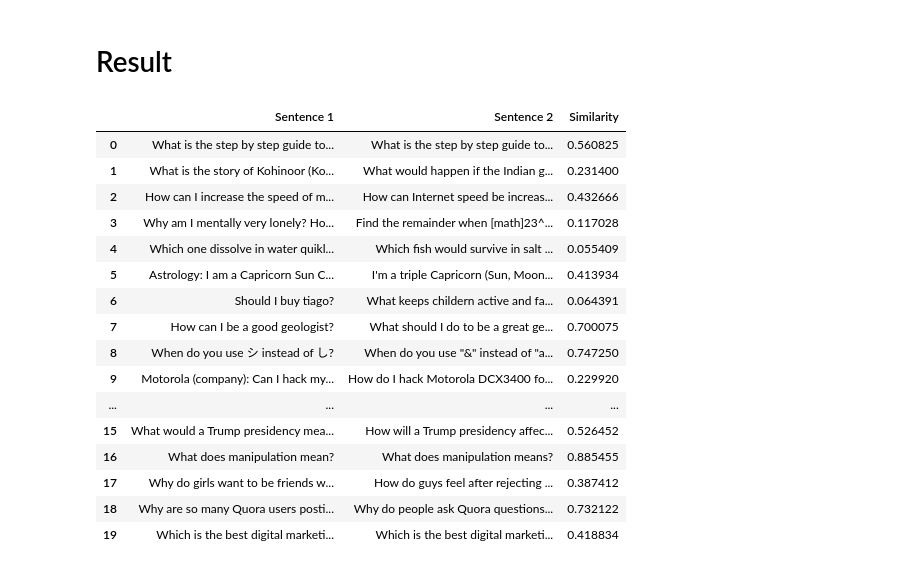
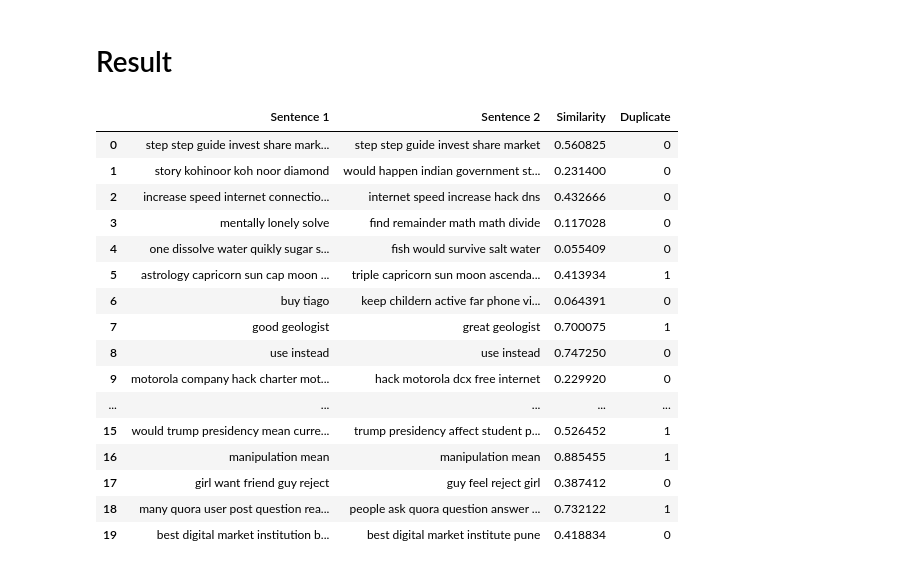
Before and after one commit to vsrivatsan2096/iku, a Jupyter notebook: Iku_colab.ipynb, the cells around one changed output. Drawn from its saved outputs; the diff is of its cells as text; code cells hidden in the pictures.

```diff
--- a/Iku_colab.ipynb
+++ b/Iku_colab.ipynb
@@ -241,0 +372,2 @@ sentences_2 = np.asarray(sentences_2)
+# %%
+meta_scores = []
@@ -241,0 +390,9 @@ sentences_2 = np.asarray(sentences_2)
+# %%
+def keyword_similarity_concept(answer_key, answer):
+    if answer_key["question_no"] != answer["question_no"]:
+         assert("Question No does not match")
+    score = 0
+    for keyword_index in range(len(answer_key['keywords']['words'])):
+        if synonymous_in_some_way(  answer_key['keywords']['words'][keyword_index], answer['answer'][0]):
+            score += answer_key['keywords']['words_score'][keyword_index] * answer_key['keywords']['total_score']
+    return score
@@ -241,0 +420,22 @@ sentences_2 = np.asarray(sentences_2)
+# %%
+for index in range(answers_length):
+    temp_meta_score = []
+    print ("index no.")
+    print (index)
+
+    for current_answer in range( len(students_answers)):
+      if answer_keys[index]['exact'] and answer_keys[index]['type'] == "law":
+          count_vectorizer = CountVectorizer()
+          count_vectorizer.fit(answer_keys[index]['answer'] + students_answers[current_answer]["answers"][index]['answer'])
+          x = count_vectorizer.transform(answer_keys[index]['answer'])
+          y = count_vectorizer.transform(students_answers[current_answer]["answers"][0]["answer"])
+          meta_scores.append({
+          "Euclidean Distance" : euclidean_distances(x, y).ravel()[0],
+          "Manhattan Distance" : manhattan_distances(x, y).ravel()[0]
+          })
+
+
+      elif not answer_keys[index]['exact'] and answer_keys[index]['type'] == "keyword":
+          meta_scores.append({
+          "Keyword Similariy": keyword_similarity_concept(answer_keys[index], students_answers[current_answer]["answers"][index])})
+          print("Exectued")
@@ -2132,24 +2353,24 @@ pred_4 = super_siamese_model.predict([test_1, test_2])
 # %%
 x = []
 for i in range(20):
-  x.append([questions1[i], questions2[i], (pred1[i] + pred_2[i][0] + pred_3[i][0] + pred_4[i][0])/4])
+  x.append([sentences_1[i], sentences_2[i], (pred1[i] + pred_2[i][0] + pred_3[i][0] + pred_4[i][0])/4, is_duplicate_questions[i]])
 # %%
-pd.DataFrame(x, columns=["Sentence 1", "Sentence 2", "Similarity"]).head(20)
+pd.DataFrame(x, columns=["Sentence 1", "Sentence 2", "Similarity", "Duplicate"]).head(20)
 # %% [output]
-|  | Sentence 1 | Sentence 2 | Similarity |
-| 0 | What is the step by step guide to... | What is the step by step guide to... | 0.560825 |
-| 1 | What is the story of Kohinoor (Ko... | What would happen if the Indian g... | 0.231400 |
-| 2 | How can I increase the speed of m... | How can Internet speed be increas... | 0.432666 |
-| 3 | Why am I mentally very lonely? Ho... | Find the remainder when [math]23^... | 0.117028 |
-| 4 | Which one dissolve in water quikl... | Which fish would survive in salt ... | 0.055409 |
-| 5 | Astrology: I am a Capricorn Sun C... | I'm a triple Capricorn (Sun, Moon... | 0.413934 |
-| 6 | Should I buy tiago? | What keeps childern active and fa... | 0.064391 |
-| 7 | How can I be a good geologist? | What should I do to be a great ge... | 0.700075 |
-| 8 | When do you use シ instead of し? | When do you use "&" instead of "a... | 0.747250 |
-| 9 | Motorola (company): Can I hack my... | How do I hack Motorola DCX3400 fo... | 0.229920 |
-| ... | ... | ... | ... |
-| 15 | What would a Trump presidency mea... | How will a Trump presidency affec... | 0.526452 |
-| 16 | What does manipulation mean? | What does manipulation means? | 0.885455 |
-| 17 | Why do girls want to be friends w... | How do guys feel after rejecting ... | 0.387412 |
-| 18 | Why are so many Quora users posti... | Why do people ask Quora questions... | 0.732122 |
-| 19 | Which is the best digital marketi... | Which is the best digital marketi... | 0.418834 |
+|  | Sentence 1 | Sentence 2 | Similarity | Duplicate |
+| 0 | step step guide invest share mark... | step step guide invest share market | 0.560825 | 0 |
+| 1 | story kohinoor koh noor diamond | would happen indian government st... | 0.231400 | 0 |
+| 2 | increase speed internet connectio... | internet speed increase hack dns | 0.432666 | 0 |
+| 3 | mentally lonely solve | find remainder math math divide | 0.117028 | 0 |
+| 4 | one dissolve water quikly sugar s... | fish would survive salt water | 0.055409 | 0 |
+| 5 | astrology capricorn sun cap moon ... | triple capricorn sun moon ascenda... | 0.413934 | 1 |
+| 6 | buy tiago | keep childern active far phone vi... | 0.064391 | 0 |
+| 7 | good geologist | great geologist | 0.700075 | 1 |
+| 8 | use instead | use instead | 0.747250 | 0 |
+| 9 | motorola company hack charter mot... | hack motorola dcx free internet | 0.229920 | 0 |
+| ... | ... | ... | ... | ... |
+| 15 | would trump presidency mean curre... | trump presidency affect student p... | 0.526452 | 1 |
+| 16 | manipulation mean | manipulation mean | 0.885455 | 1 |
+| 17 | girl want friend guy reject | guy feel reject girl | 0.387412 | 0 |
+| 18 | many quora user post question rea... | people ask quora question answer ... | 0.732122 | 1 |
+| 19 | best digital market institution b... | best digital market institute pune | 0.418834 | 0 |
```
Also changed, not shown: parts of 19 cells of this notebook.
